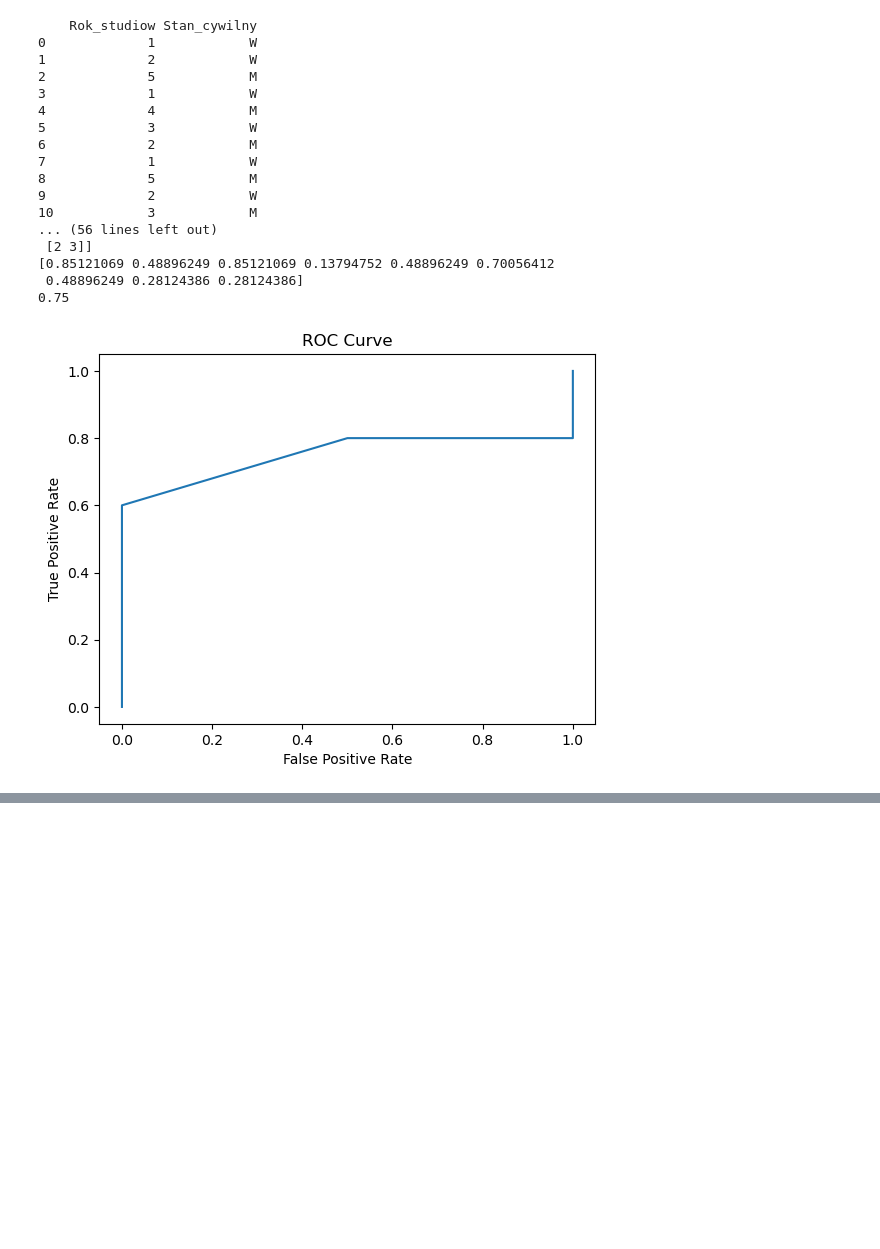
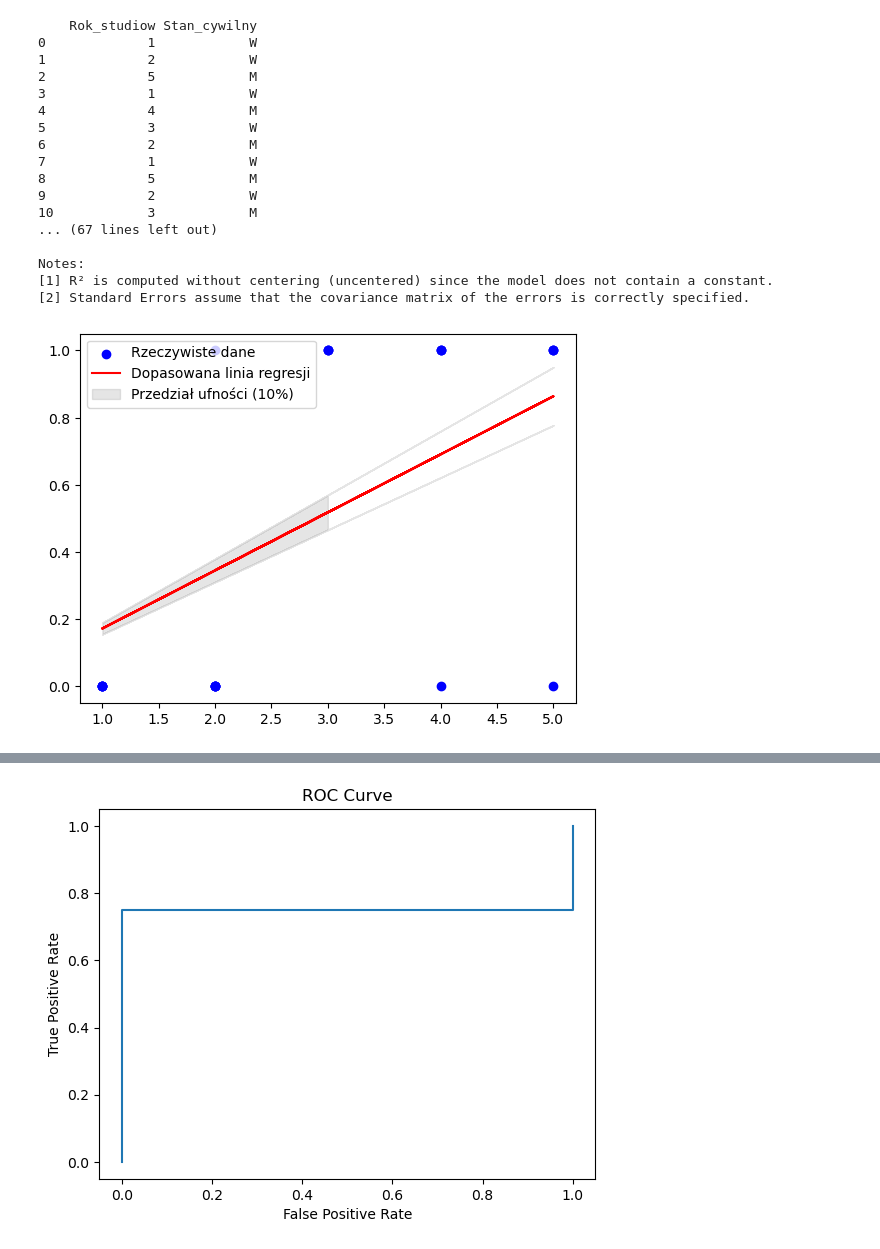
Before and after one commit to userofpi/Regresja_Logistyczna, a Jupyter notebook: Zadanie1.ipynb, the cells around one changed output, grey strips where cells are left out. Cells and saved outputs as stored; diff of their text form; code cells hidden in the pictures; blank space fills up the shorter version.

```diff
--- a/Zadanie1.ipynb
+++ b/Zadanie1.ipynb
@@ -1,4 +1,6 @@
 # %%
+from statistics import LinearRegression
+
 from sklearn.metrics import classification_report, confusion_matrix
 from sklearn.model_selection import train_test_split
 from sklearn.linear_model import LogisticRegression
@@ -7,8 +9,11 @@ from sklearn.model_selection import GridSearchCV
 from sklearn.model_selection import RandomizedSearchCV
 import pandas as pd
 import numpy as np
+import statsmodels.api as sm
+import matplotlib.pyplot as plt
 
 # dane
+
 data = pd.read_csv('Stan_cywilny.csv', sep=';', header=0)
 
 
@@ -40,12 +45,52 @@ print(data)
 # change M to 1 and W to 0
 data['Stan_cywilny'] = data['Stan_cywilny'].map({'M': 1, 'W': 0})
 print(data)
+# model liniowy
+
 
 # model - regresja logistyczna
+X_train, X_test, y_train, y_test = train_test_split(data[['Rok_studiow']], data['Stan_cywilny'], test_size=0.2, random_state=0)
+
+
+sm.add_constant(X_train)
+
+model_liniowy = sm.OLS(y_train, X_train).fit()
+print(model_liniowy.summary())
+# plot
+predictions = model_liniowy.predict(X_train)
+
+# Własny wykres predykcji
+# Przygotowanie wykresu
+plt.scatter(X_train.iloc[:, 0], y_train, color='blue',
+            label='Rzeczywiste dane')  # Punktowy wykres rzeczywistych wartości
+plt.plot(X_train.iloc[:, 0], predictions, color='red', label='Dopasowana linia regresji')  # Wykres regresji liniowej
+plt.fill_between(
+    X_train.iloc[:, 0],
+    predictions * (1 - 0.1),
+    predictions * (1 + 0.1),
+    color='gray',
+    alpha=0.2,
+    label='Przedział ufności (10%)'
+)
+plt.legend()
+plt.show()
+
+
 logreg= LogisticRegression()
-X_train, X_test, y_train, y_test = train_test_split(data[['Rok_studiow']], data['Stan_cywilny'], test_size=0.3, random_state=0)
 
 logreg.fit(X_train, y_train)
+
+model_logitowy= sm.Logit(y_train, X_train).fit()
+result = sm.Logit(y_train, X_train).fit()
+
+print(model_logitowy.summary())
+
+# wzór funkcji sigmoid
+coef = result.params
+print(coef)
+
+
+
 y_pred = logreg.predict(X_test)
 print(classification_report(y_test, y_pred))
 # confusion matrix
@@ -53,37 +98,36 @@ print(confusion_matrix(y_test, y_pred))
 # prawdopodobieństwo przynależności do klasy 0 i 1
 y_pred_probs = logreg.predict_proba(X_test)[:, 1]
 print(y_pred_probs)
 # auc
 print(roc_auc_score(y_test, y_pred_probs))
 # krzywa roc
 fpr, tpr, thresholds = roc_curve(y_test, y_pred_probs)
 
 
 # wykres
-import matplotlib.pyplot as plt
 plt.plot(fpr, tpr)
 plt.xlabel('False Positive Rate')
 plt.ylabel('True Positive Rate')
 plt.title('ROC Curve')
 plt.show()
 print(X_test)
 print(y_pred)
 # %% [output]
     Rok_studiow Stan_cywilny
 0             1            W
 1             2            W
 2             5            M
 3             1            W
 4             4            M
 5             3            W
 6             2            M
 7             1            W
 8             5            M
 9             2            W
 10            3            M
-... (56 lines left out)
- [2 3]]
-[0.85121069 0.48896249 0.85121069 0.13794752 0.48896249 0.70056412
- 0.48896249 0.28124386 0.28124386]
-0.75
+... (67 lines left out)
+
+Notes:
+[1] R² is computed without centering (uncentered) since the model does not contain a constant.
+[2] Standard Errors assume that the covariance matrix of the errors is correctly specified.
-[figure, old version]
+[figure, new version]
@@ -100,0 +151 @@ print(y_pred)
+[figure, added]
```
Also changed, not shown: parts of 2 cells of this notebook.
